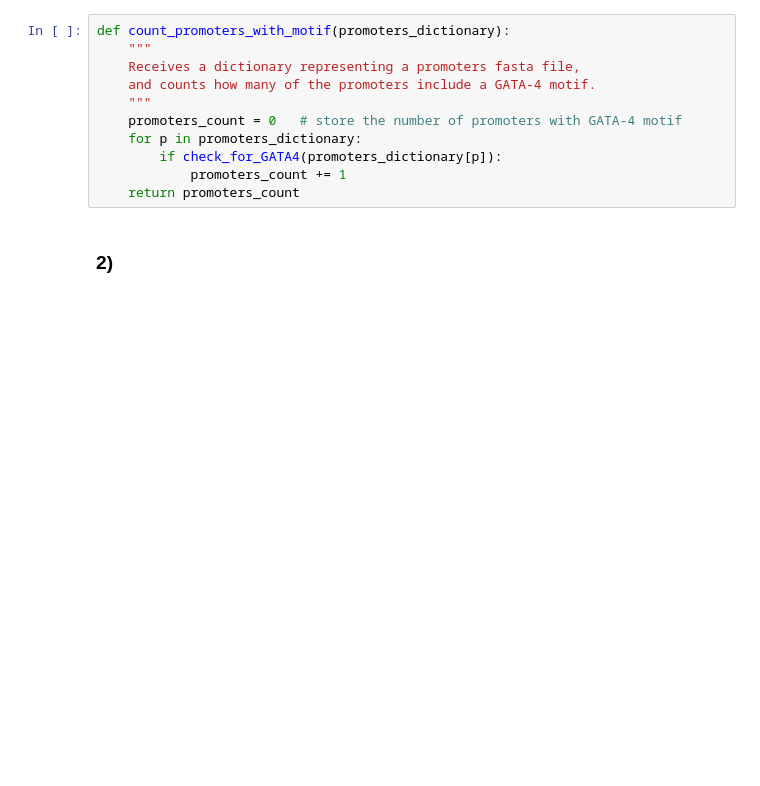
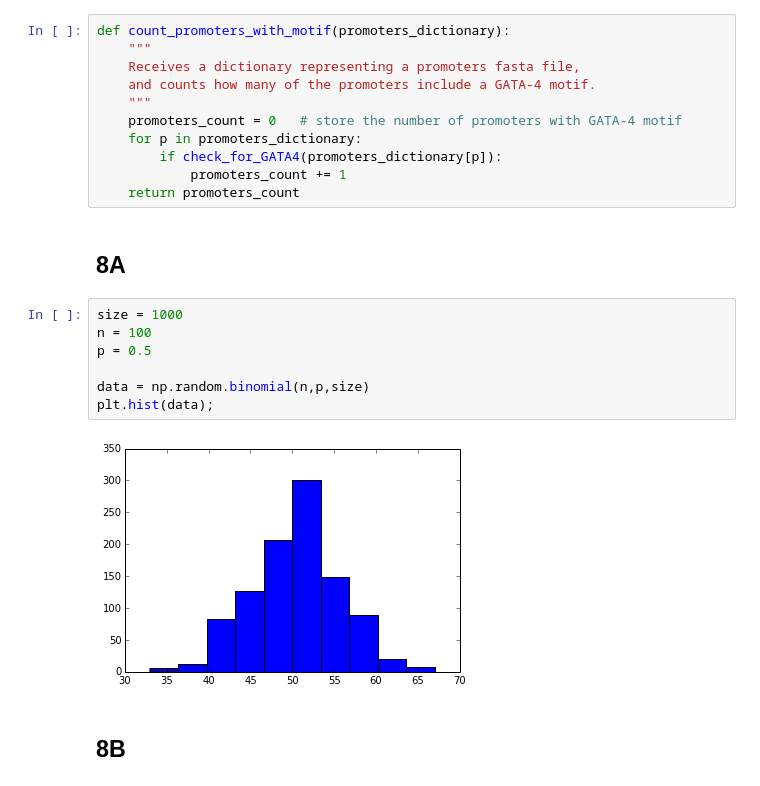
Before and after one commit to Py4Life/TAU2015, a Jupyter notebook: Class exercise solutions.ipynb, the cells around one changed output. Saved outputs shown, nothing was run; the diff lists cells and outputs as text; blank space fills up the shorter version.

```diff
--- a/Class exercise solutions.ipynb
+++ b/Class exercise solutions.ipynb
@@ -334,4 +334,15 @@ def count_promoters_with_motif(promoters_dictionary):
             promoters_count += 1
     return promoters_count
 # %% [markdown]
-### 2)
+## 8A
+# %%
+size = 1000
+n = 100
+p = 0.5
+
+data = np.random.binomial(n,p,size)
+plt.hist(data);
+# %% [output]
+[figure, added]
+# %% [markdown]
+## 8B
```
Also changed, not shown: parts of 7 cells of this notebook, 1 other file.
